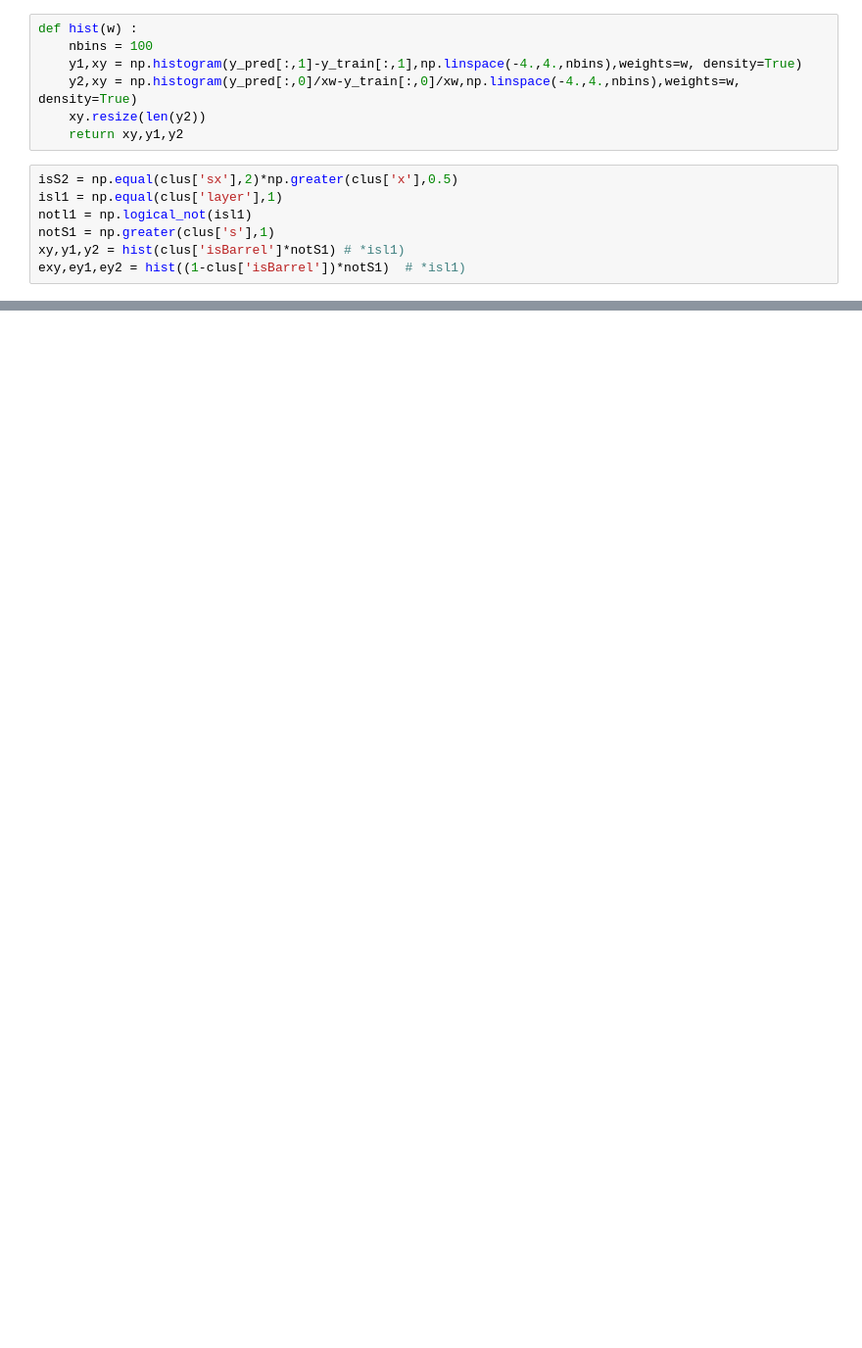
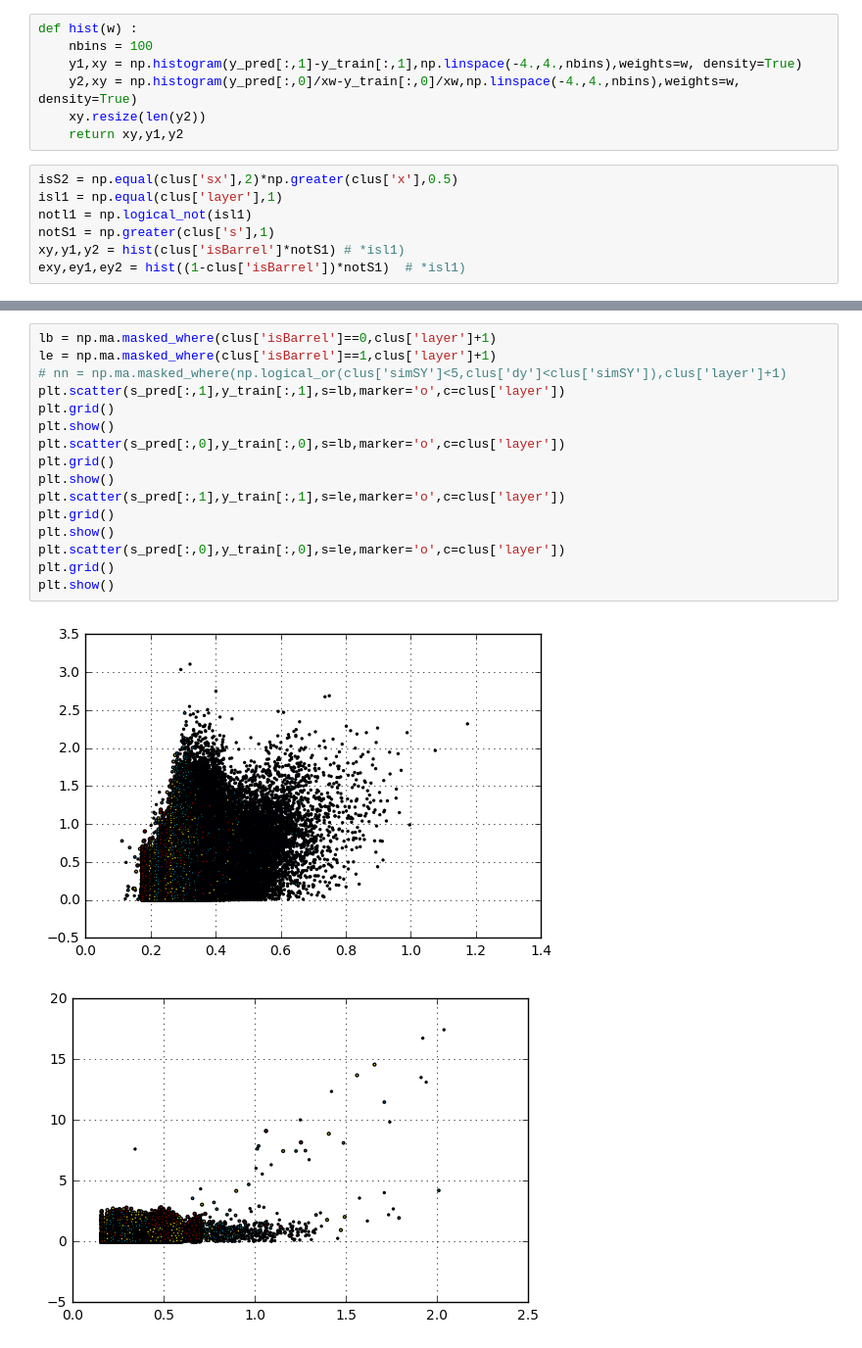
Before and after one commit to VinInn/pyTools, a Jupyter notebook: clusEllipseKeras.ipynb, the cells around one changed output, grey strips where cells are left out. Shown at 98% size. Cells and saved outputs as stored; diff of their text form; blank space fills up the shorter version.

```diff
--- a/clusEllipseKeras.ipynb
+++ b/clusEllipseKeras.ipynb
@@ -292,0 +375,19 @@ plt.show()
+# %%
+lb = np.ma.masked_where(clus['isBarrel']==0,clus['layer']+1)
+le = np.ma.masked_where(clus['isBarrel']==1,clus['layer']+1)
+# nn = np.ma.masked_where(np.logical_or(clus['simSY']<5,clus['dy']<clus['simSY']),clus['layer']+1)
+plt.scatter(s_pred[:,1],y_train[:,1],s=lb,marker='o',c=clus['layer'])
+plt.grid()
+plt.show()
+plt.scatter(s_pred[:,0],y_train[:,0],s=lb,marker='o',c=clus['layer'])
+plt.grid()
+plt.show()
+plt.scatter(s_pred[:,1],y_train[:,1],s=le,marker='o',c=clus['layer'])
+plt.grid()
+plt.show()
+plt.scatter(s_pred[:,0],y_train[:,0],s=le,marker='o',c=clus['layer'])
+plt.grid()
+plt.show()
+# %% [output]
+[figure, added]
+[figure, added]
```
Also changed, not shown: parts of 14 cells of this notebook.
